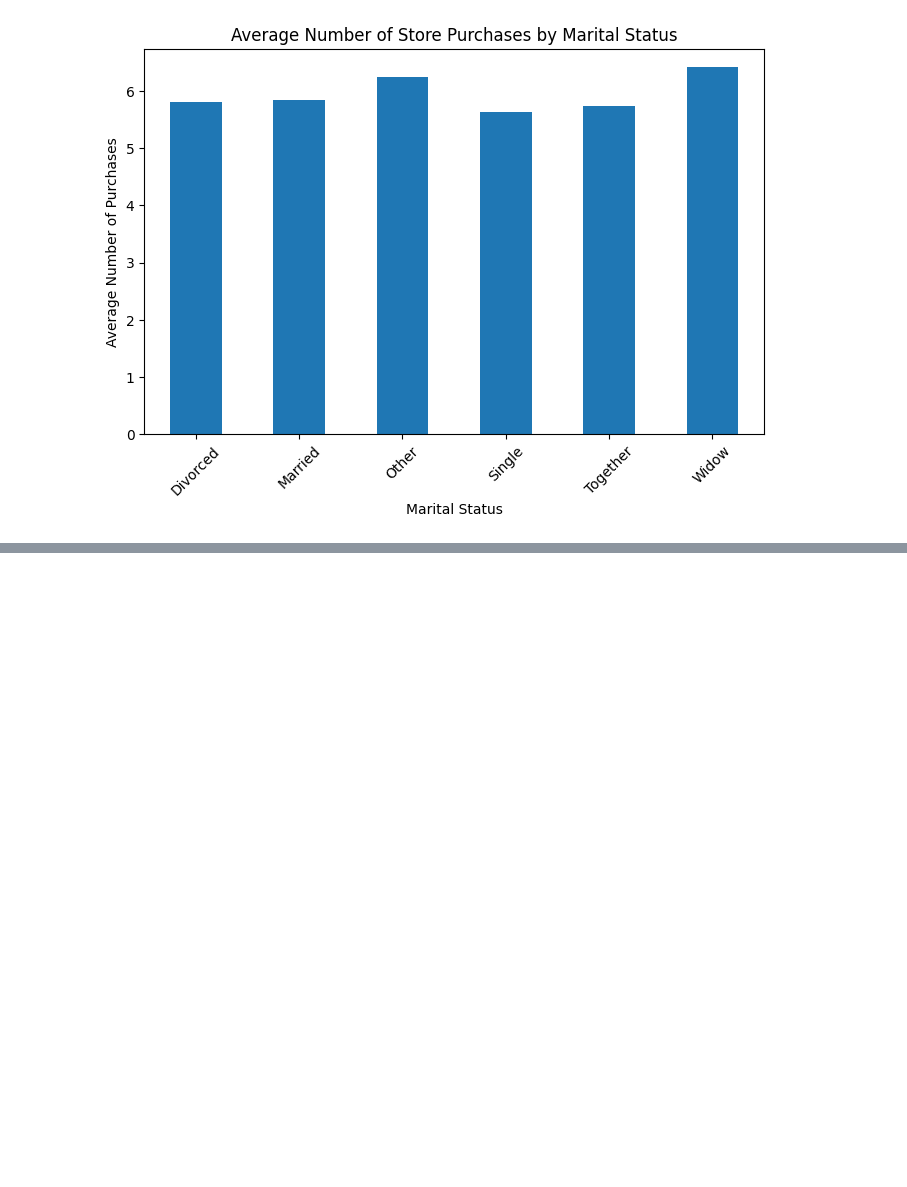
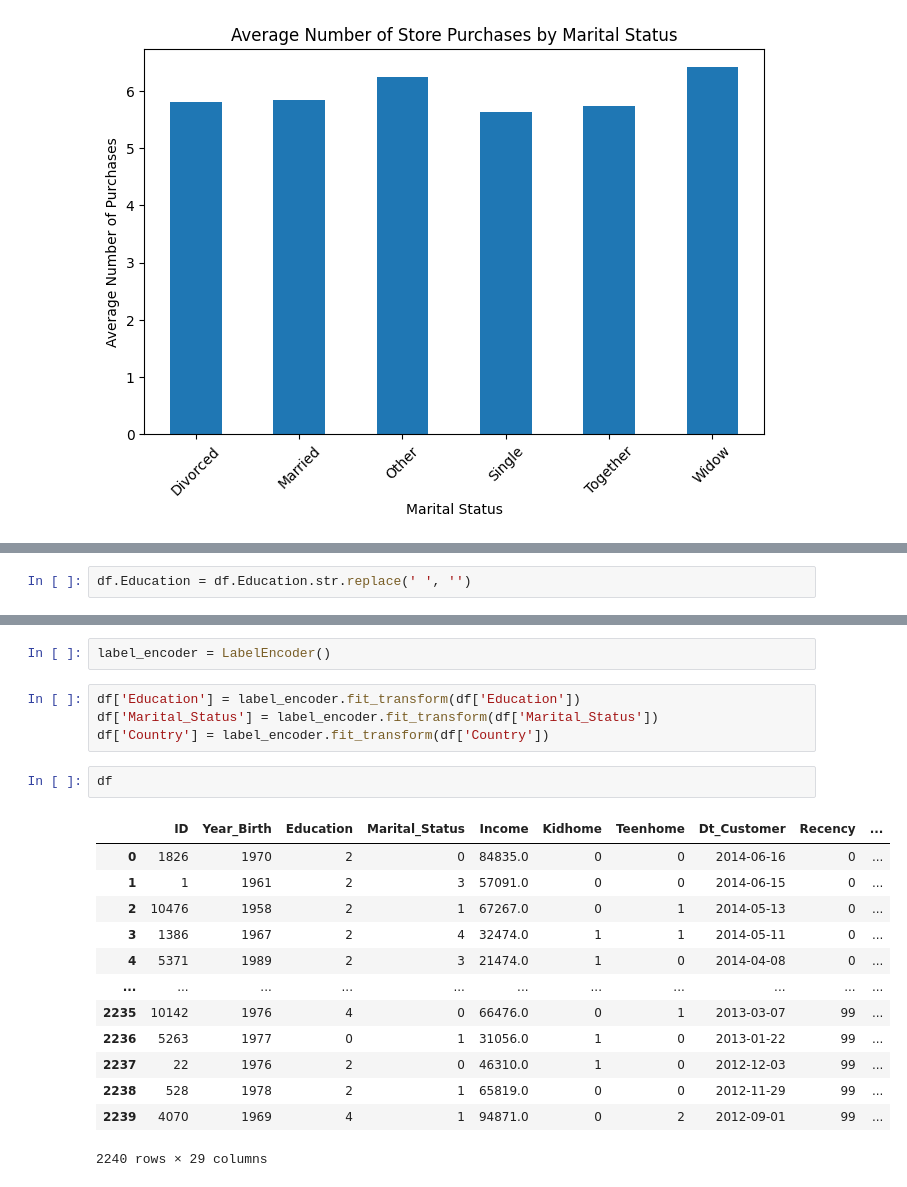
Before and after one commit to Luscaswolf/Marketing-Campaign-Data-Analysis, a Jupyter notebook: Marketing.ipynb, the cells around one changed output, grey strips where cells are left out. Cells and saved outputs as stored; diff of their text form; blank space fills up the shorter version.

```diff
--- a/Marketing.ipynb
+++ b/Marketing.ipynb
@@ -318,0 +361,2 @@ plt.show()
+# %%
+df.Education = df.Education.str.replace(' ', '')
@@ -318,0 +371,22 @@ plt.show()
+# %%
+label_encoder = LabelEncoder()
+# %%
+df['Education'] = label_encoder.fit_transform(df['Education'])
+df['Marital_Status'] = label_encoder.fit_transform(df['Marital_Status'])
+df['Country'] = label_encoder.fit_transform(df['Country'])
+# %%
+df
+# %% [output]
+|  | ID | Year_Birth | Education | Marital_Status | Income | Kidhome | Teenhome | Dt_Customer | Recency | ... |
+| 0 | 1826 | 1970 | 2 | 0 | 84835.0 | 0 | 0 | 2014-06-16 | 0 | ... |
+| 1 | 1 | 1961 | 2 | 3 | 57091.0 | 0 | 0 | 2014-06-15 | 0 | ... |
+| 2 | 10476 | 1958 | 2 | 1 | 67267.0 | 0 | 1 | 2014-05-13 | 0 | ... |
+| 3 | 1386 | 1967 | 2 | 4 | 32474.0 | 1 | 1 | 2014-05-11 | 0 | ... |
+| 4 | 5371 | 1989 | 2 | 3 | 21474.0 | 1 | 0 | 2014-04-08 | 0 | ... |
+| ... | ... | ... | ... | ... | ... | ... | ... | ... | ... | ... |
+| 2235 | 10142 | 1976 | 4 | 0 | 66476.0 | 0 | 1 | 2013-03-07 | 99 | ... |
+| 2236 | 5263 | 1977 | 0 | 1 | 31056.0 | 1 | 0 | 2013-01-22 | 99 | ... |
+| 2237 | 22 | 1976 | 2 | 0 | 46310.0 | 1 | 0 | 2012-12-03 | 99 | ... |
+| 2238 | 528 | 1978 | 2 | 1 | 65819.0 | 0 | 0 | 2012-11-29 | 99 | ... |
+| 2239 | 4070 | 1969 | 4 | 1 | 94871.0 | 0 | 2 | 2012-09-01 | 99 | ... |
+2240 rows × 29 columns
```
Also changed, not shown: parts of 28 cells of this notebook.
